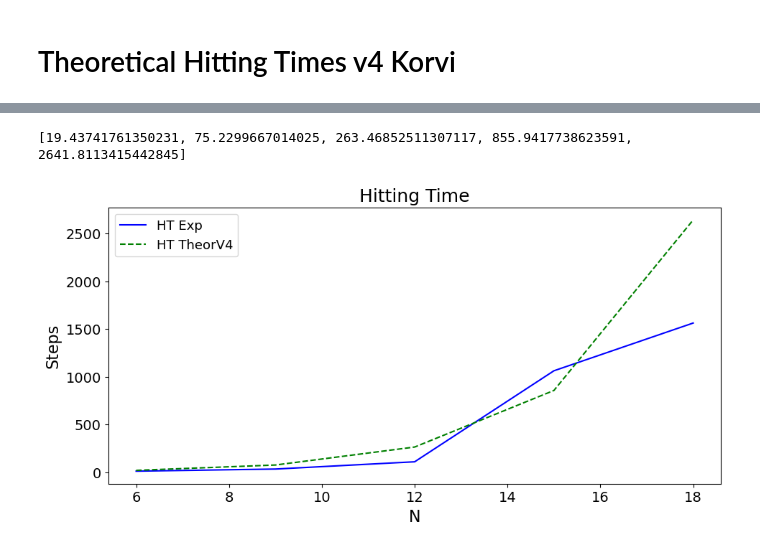
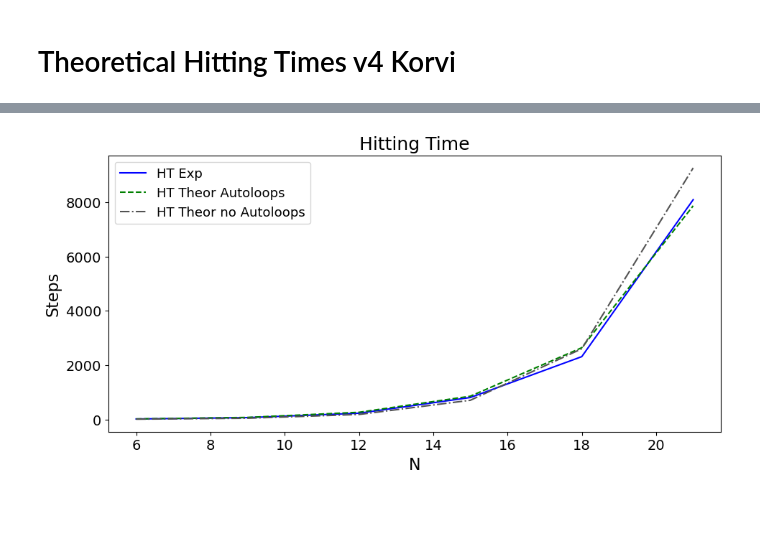
Before and after one commit to JaimePSantos/DynamicRandomWalks, a Jupyter notebook: HT-Dyn_TemporalHelix.ipynb, the cells around one changed output, grey strips where cells are left out. Drawn from its saved outputs; the diff is of its cells as text; code cells hidden in the pictures; blank space fills up the shorter version.

```diff
--- a/HT-Dyn_TemporalHelix.ipynb
+++ b/HT-Dyn_TemporalHelix.ipynb
@@ -381,44 +427,43 @@ print(theoretical_hitting_times4)
 # %%
-reps = 5
+reps = 6
 
 init = 0
 target = -1
 
+theoretical_hitting_times = hitting_times_for_tempHelix_graphs(reps, init, target)
 
-theoretical_hitting_times4 = hitting_times_for_tempHelix_graphs4(reps, init, target)
-print(theoretical_hitting_times4)
-
-alphaLabelList = [r'HT Exp',f'HT TheorV4']
+alphaLabelList = [r'HT Exp',f'HT Theor Autoloops',f'HT Theor no Autoloops']
 
 params = {
     'font_size' : 14,
     'figsize': (11, 5),
     'plot_title' : f'Hitting Time',
     'x_label' : 'N',
     'y_label' : "Steps",
     'legend_labels' : alphaLabelList,
     'legend_loc': "best",
     # 'legend_title' : r'$\alpha$',
     'legend_ncol' : len(alphaLabelList)//2,
     'color_list' : ['#0000FF', '#008000', '#525252','#eb4034','yellow','#8f82f1'],
     'line_style_list' : ['-', '--','-.',':',':','-.'],
     # 'save_path' : f'Output/OrientedDynamics/orientedDynamics_N{N}_NWALKS{len(alphaList)}_Alphas{str([round(a, 2) for a in alphaList]).replace(", ", "-").replace("[", "").replace("]", "")}_TMAX{round(t)}.png',
     'use_loglog': False,
     'use_cbar' : False,
     'cbar_label' : None,
     'cbar_ticks' : None,
     'cbar_tick_labels' : None,
     'x_lim' : None,
     # 'x_num_ticks' : 7,
     # 'y_num_ticks' : 7,
     # 'x_round_val' : 1,
     # 'y_round_val' : 3,
 }
 
-y_value_list = [hitting_times2,
-                theoretical_hitting_times4]
+y_value_list = [
+                hitting_times,
+                theoretical_hitting_times,
+                theoretical_hitting_times2]
 
 plot_qwak(x_value_matrix = [list(sum_range)]*len(y_value_list) , y_value_matrix = y_value_list ,**params)
 # %% [output]
-[19.43741761350231, 75.2299667014025, 263.46852511307117, 855.9417738623591, 2641.8113415442845]
-[figure, old version]
+[figure, new version]
```
Also changed, not shown: parts of 8 cells of this notebook, 6 other files.
